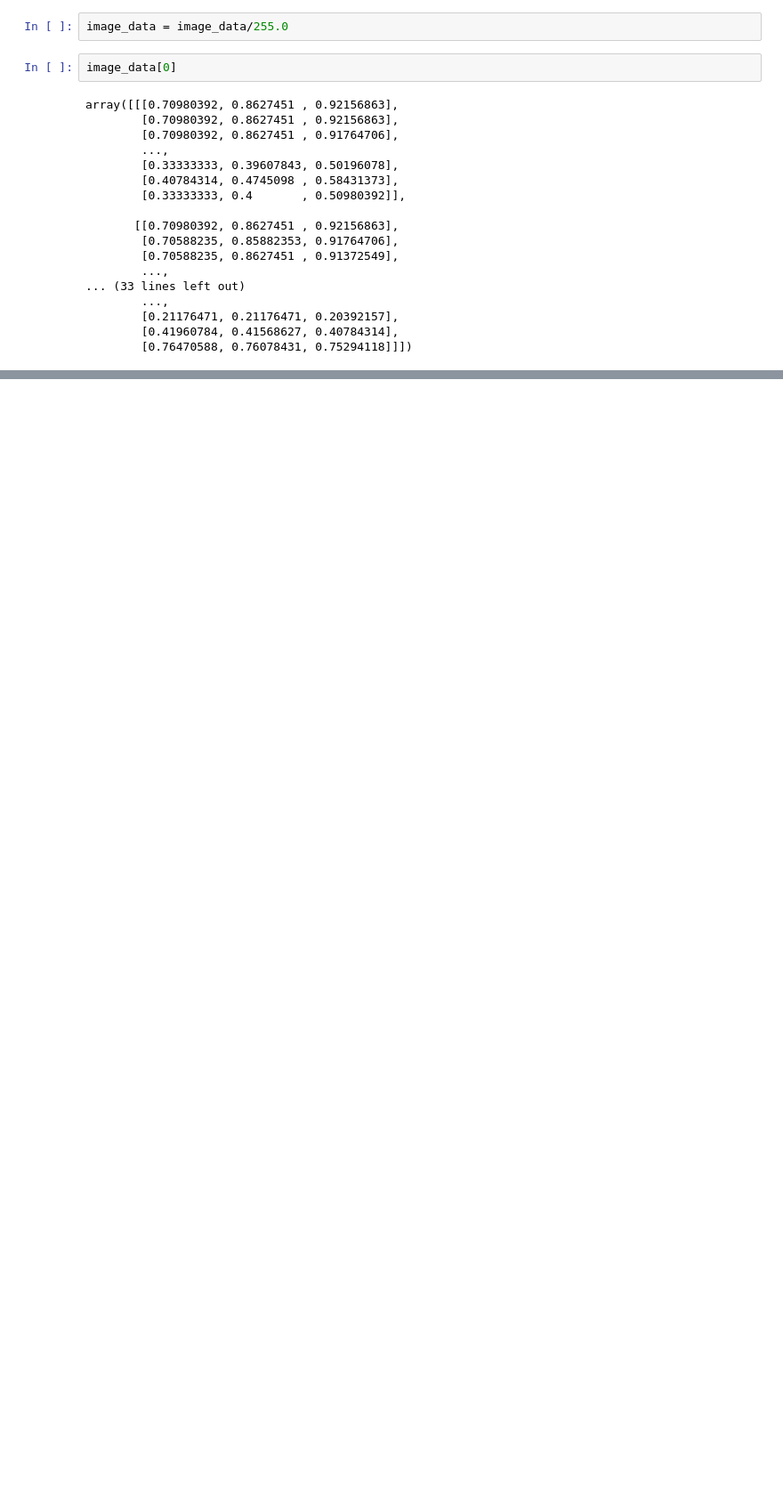
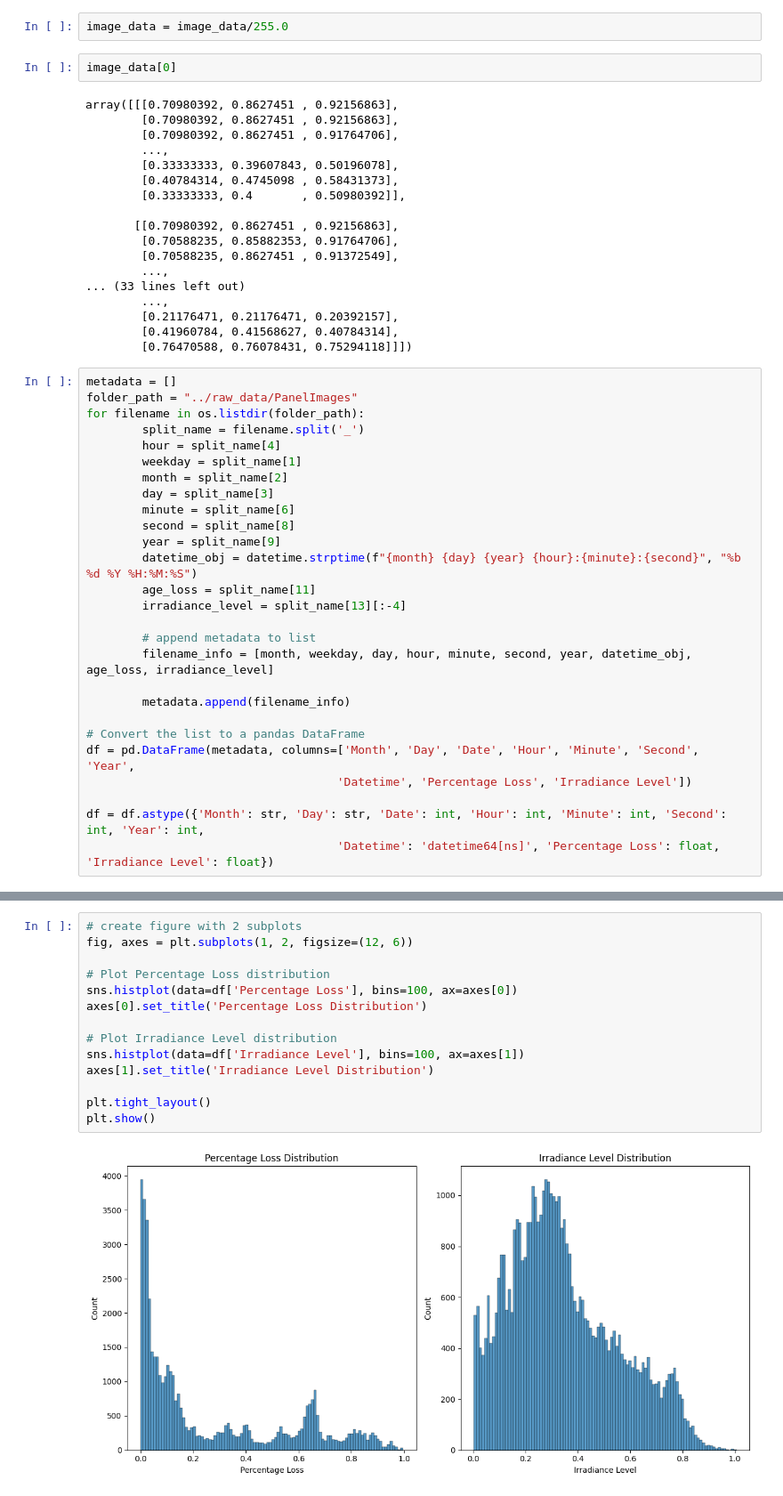
Before and after one commit to HWWer/Deep_Solar_Eye, a Jupyter notebook: notebooks/data_preparation.ipynb, the cells around one changed output, grey strips where cells are left out. Shown at 89% size. Saved outputs shown, nothing was run; the diff lists cells and outputs as text; blank space fills up the shorter version.

```diff
--- a/notebooks/data_preparation.ipynb
+++ b/notebooks/data_preparation.ipynb
@@ -117,3 +119,30 @@ array([[[0.70980392, 0.8627451 , 0.92156863],
         [0.21176471, 0.21176471, 0.20392157],
         [0.41960784, 0.41568627, 0.40784314],
         [0.76470588, 0.76078431, 0.75294118]]])
+# %%
+metadata = []
+folder_path = "../raw_data/PanelImages"
+for filename in os.listdir(folder_path):
+        split_name = filename.split('_')
+        hour = split_name[4]
+        weekday = split_name[1]
+        month = split_name[2]
+        day = split_name[3]
+        minute = split_name[6]
+        second = split_name[8]
+        year = split_name[9]
+        datetime_obj = datetime.strptime(f"{month} {day} {year} {hour}:{minute}:{second}", "%b %d %Y %H:%M:%S")
+        age_loss = split_name[11]
+        irradiance_level = split_name[13][:-4]
+
+        # append metadata to list
+        filename_info = [month, weekday, day, hour, minute, second, year, datetime_obj, age_loss, irradiance_level]
+
+        metadata.append(filename_info)
+
+# Convert the list to a pandas DataFrame
+df = pd.DataFrame(metadata, columns=['Month', 'Day', 'Date', 'Hour', 'Minute', 'Second', 'Year',
+                                    'Datetime', 'Percentage Loss', 'Irradiance Level'])
+
+df = df.astype({'Month': str, 'Day': str, 'Date': int, 'Hour': int, 'Minute': int, 'Second': int, 'Year': int,
+                                    'Datetime': 'datetime64[ns]', 'Percentage Loss': float, 'Irradiance Level': float})
@@ -119,0 +189,16 @@ array([[[0.70980392, 0.8627451 , 0.92156863],
+# %%
+# create figure with 2 subplots
+fig, axes = plt.subplots(1, 2, figsize=(12, 6))
+
+# Plot Percentage Loss distribution
+sns.histplot(data=df['Percentage Loss'], bins=100, ax=axes[0])
+axes[0].set_title('Percentage Loss Distribution')
+
+# Plot Irradiance Level distribution
+sns.histplot(data=df['Irradiance Level'], bins=100, ax=axes[1])
+axes[1].set_title('Irradiance Level Distribution')
+
+plt.tight_layout()
+plt.show()
+# %% [output]
+[figure, added]
```
Also changed, not shown: parts of 6 cells of this notebook, 1 other file.
